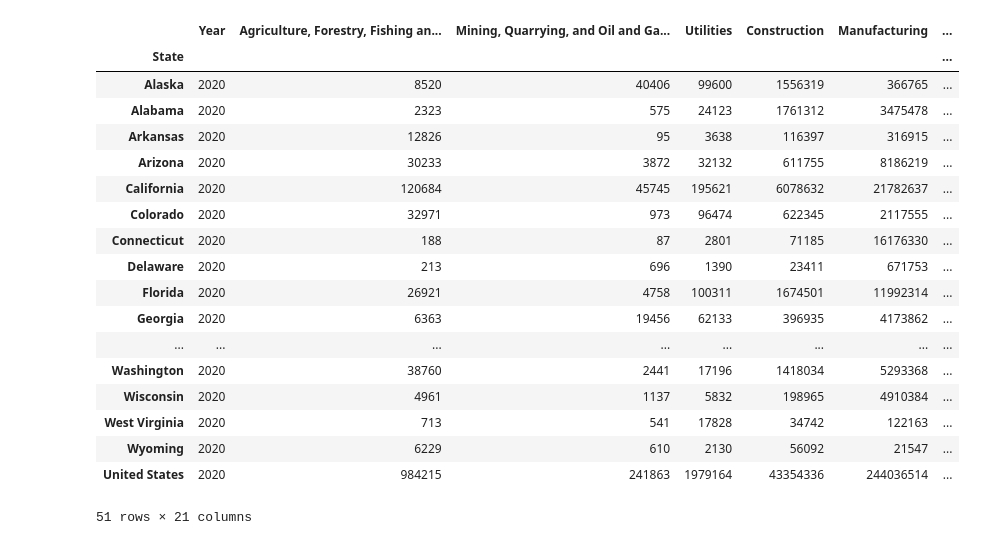
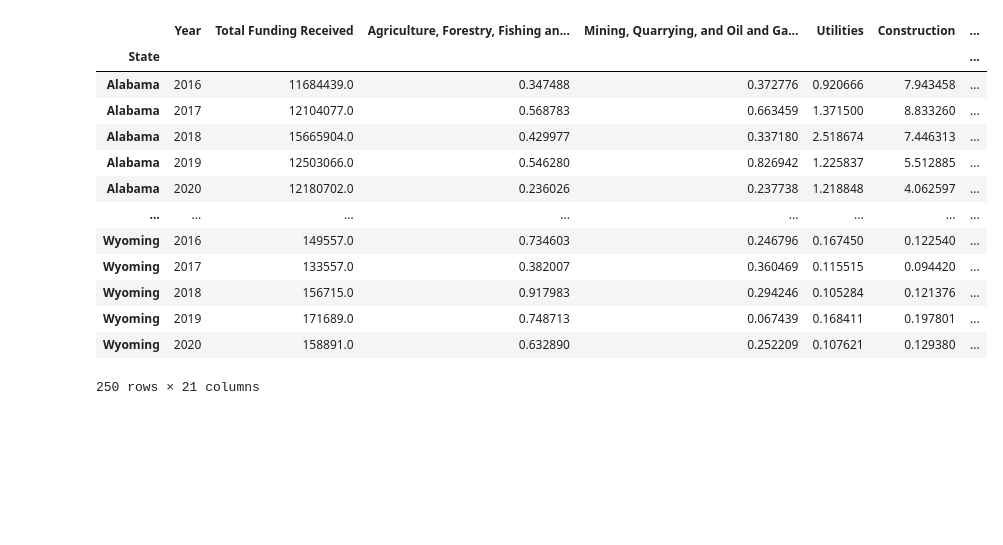
Before and after one commit to uchicago-2023-capp30122/30122-project-cappy-funding, a Jupyter notebook: clean_and_analyze/output_testing.ipynb, the cells around one changed output. Saved outputs shown, nothing was run; the diff lists cells and outputs as text; code cells hidden in the pictures; blank space fills up the shorter version.

```diff
--- a/clean_and_analyze/output_testing.ipynb
+++ b/clean_and_analyze/output_testing.ipynb
@@ -174,22 +172,19 @@ See the caveats in the documentation: https://pandas.pydata.org/pandas-docs/stab
 # %%
-cleaned_df_dct["2020"].funding_df_absolute
+cleaned_df_dct["2020"].funding_df_by_state
+
+all_years_funding_by_state
 # %% [output]
-|  | Year | Agriculture, Forestry, Fishing an... | Mining, Quarrying, and Oil and Ga... | Utilities | Construction | Manufacturing | ... |
+|  | Year | Total Funding Received | Agriculture, Forestry, Fishing an... | Mining, Quarrying, and Oil and Ga... | Utilities | Construction | ... |
 | State |  |  |  |  |  |  | ... |
-| Alaska | 2020 | 8520 | 40406 | 99600 | 1556319 | 366765 | ... |
-| Alabama | 2020 | 2323 | 575 | 24123 | 1761312 | 3475478 | ... |
-| Arkansas | 2020 | 12826 | 95 | 3638 | 116397 | 316915 | ... |
-| Arizona | 2020 | 30233 | 3872 | 32132 | 611755 | 8186219 | ... |
-| California | 2020 | 120684 | 45745 | 195621 | 6078632 | 21782637 | ... |
-| Colorado | 2020 | 32971 | 973 | 96474 | 622345 | 2117555 | ... |
-| Connecticut | 2020 | 188 | 87 | 2801 | 71185 | 16176330 | ... |
-| Delaware | 2020 | 213 | 696 | 1390 | 23411 | 671753 | ... |
-| Florida | 2020 | 26921 | 4758 | 100311 | 1674501 | 11992314 | ... |
-| Georgia | 2020 | 6363 | 19456 | 62133 | 396935 | 4173862 | ... |
+| Alabama | 2016 | 11684439.0 | 0.347488 | 0.372776 | 0.920666 | 7.943458 | ... |
+| Alabama | 2017 | 12104077.0 | 0.568783 | 0.663459 | 1.371500 | 8.833260 | ... |
+| Alabama | 2018 | 15665904.0 | 0.429977 | 0.337180 | 2.518674 | 7.446313 | ... |
+| Alabama | 2019 | 12503066.0 | 0.546280 | 0.826942 | 1.225837 | 5.512885 | ... |
+| Alabama | 2020 | 12180702.0 | 0.236026 | 0.237738 | 1.218848 | 4.062597 | ... |
 | ... | ... | ... | ... | ... | ... | ... | ... |
-| Washington | 2020 | 38760 | 2441 | 17196 | 1418034 | 5293368 | ... |
-| Wisconsin | 2020 | 4961 | 1137 | 5832 | 198965 | 4910384 | ... |
-| West Virginia | 2020 | 713 | 541 | 17828 | 34742 | 122163 | ... |
-| Wyoming | 2020 | 6229 | 610 | 2130 | 56092 | 21547 | ... |
-| United States | 2020 | 984215 | 241863 | 1979164 | 43354336 | 244036514 | ... |
+| Wyoming | 2016 | 149557.0 | 0.734603 | 0.246796 | 0.167450 | 0.122540 | ... |
+| Wyoming | 2017 | 133557.0 | 0.382007 | 0.360469 | 0.115515 | 0.094420 | ... |
+| Wyoming | 2018 | 156715.0 | 0.917983 | 0.294246 | 0.105284 | 0.121376 | ... |
+| Wyoming | 2019 | 171689.0 | 0.748713 | 0.067439 | 0.168411 | 0.197801 | ... |
+| Wyoming | 2020 | 158891.0 | 0.632890 | 0.252209 | 0.107621 | 0.129380 | ... |
-51 rows × 21 columns
+250 rows × 21 columns
```
Also changed, not shown: parts of 1 cell of this notebook, 1 other file.
